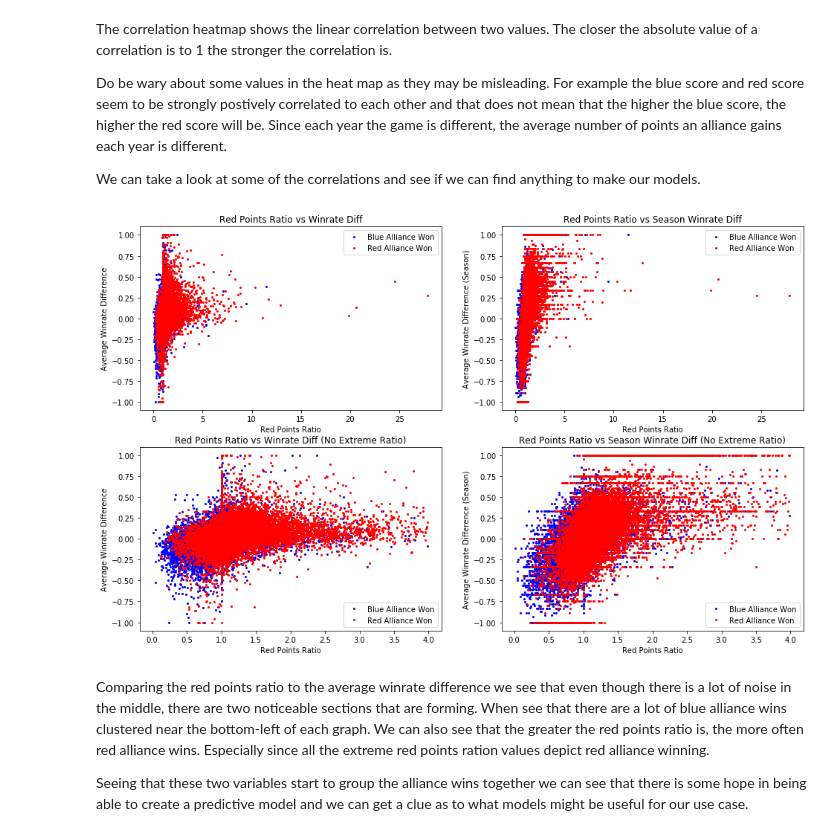
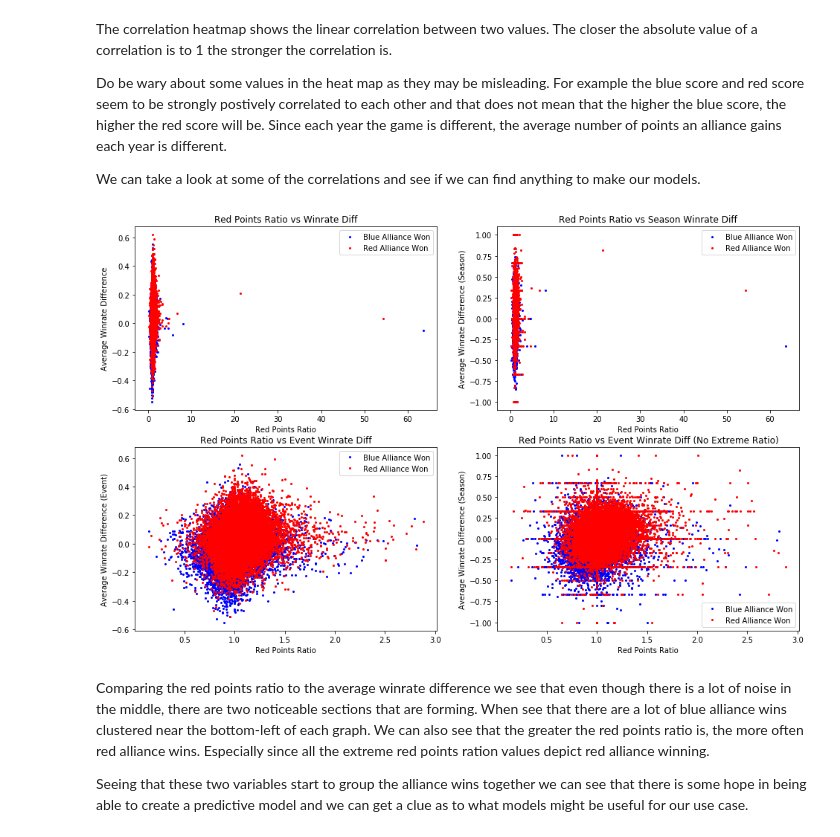
Before and after one commit to Mark-of-JP/FRC-Match-Simulator, a Jupyter notebook: FRC Match Simulator.ipynb, the cells around one changed output. Cells and saved outputs as stored; diff of their text form; code cells hidden in the pictures.

```diff
--- a/FRC Match Simulator.ipynb
+++ b/FRC Match Simulator.ipynb
@@ -89,5 +89,6 @@ Here is the result of that code: (Note that if red_won is 1 then the red allianc
 #Reads the csv and drops the index column
 df = pd.read_csv('frc_use_case.csv').drop(columns=["Unnamed: 0"])
 df = df.dropna()
+df = df[df.year >= 2017]
 df
 # %% [output]
@@ -195,7 +196,7 @@ fig, ax = plt.subplots(2, 2, figsize=(16,10))
 for winner, group in groups:
     name = 'Red Alliance Won' if winner == 1 else 'Blue Alliance Won'
     color = 'red' if winner == 1 else 'blue'
-    ax[0, 0].plot(group.red_points_ratio, group.avg_winrate_diff, marker='o', linestyle='', ms=2, label=name, color=color)
+    ax[0, 0].plot(group.red_points_ratio_season, group.avg_winrate_diff, marker='o', linestyle='', ms=2, label=name, color=color)
 ax[0, 0].legend()
 ax[0, 0].set_xlabel('Red Points Ratio')
 ax[0, 0].set_ylabel('Average Winrate Difference')
@@ -203,42 +204,42 @@ ax[0, 0].set_title('Red Points Ratio vs Winrate Diff')
 
 
 #Getting rid of the extreme cases
 for winner, group in groups:
-    group = group[group.red_points_ratio < 4]
+    group = group[group.red_points_ratio_season < 3]
 
     name = 'Red Alliance Won' if winner == 1 else 'Blue Alliance Won'
     color = 'red' if winner == 1 else 'blue'
-    ax[1, 0].plot(group.red_points_ratio, group.avg_winrate_diff, marker='o', linestyle='', ms=2, label=name, color=color)
+    ax[1, 0].plot(group.red_points_ratio_season, group.avg_winrate_diff, marker='o', linestyle='', ms=2, label=name, color=color)
 ax[1, 0].legend()
 ax[1, 0].set_xlabel('Red Points Ratio')
-ax[1, 0].set_ylabel('Average Winrate Difference')
-ax[1, 0].set_title('Red Points Ratio vs Winrate Diff (No Extreme Ratio)')
+ax[1, 0].set_ylabel('Average Winrate Difference (Event)')
+ax[1, 0].set_title('Red Points Ratio vs Event Winrate Diff')
 
 #Seasonal Scatter Plot
 for winner, group in groups:
     name = 'Red Alliance Won' if winner == 1 else 'Blue Alliance Won'
     color = 'red' if winner == 1 else 'blue'
-    ax[0, 1].plot(group.red_points_ratio, group.avg_winrate_diff_season, marker='o', linestyle='', ms=2, label=name, color=color)
+    ax[0, 1].plot(group.red_points_ratio_season, group.avg_winrate_diff_season, marker='o', linestyle='', ms=2, label=name, color=color)
 ax[0, 1].legend()
 ax[0, 1].set_xlabel('Red Points Ratio')
 ax[0, 1].set_ylabel('Average Winrate Difference (Season)')
 ax[0, 1].set_title('Red Points Ratio vs Season Winrate Diff')
 
 #Getting rid of the extreme cases (Seasonal)
 for winner, group in groups:
-    group = group[group.red_points_ratio < 4]
+    group = group[group.red_points_ratio_season < 3]
 
     name = 'Red Alliance Won' if winner == 1 else 'Blue Alliance Won'
     color = 'red' if winner == 1 else 'blue'
-    ax[1, 1].plot(group.red_points_ratio, group.avg_winrate_diff_season, marker='o', linestyle='', ms=2, label=name, color=color)
+    ax[1, 1].plot(group.red_points_ratio_season, group.avg_winrate_diff_season, marker='o', linestyle='', ms=2, label=name, color=color)
 ax[1, 1].legend()
 ax[1, 1].set_xlabel('Red Points Ratio')
 ax[1, 1].set_ylabel('Average Winrate Difference (Season)')
-ax[1, 1].set_title('Red Points Ratio vs Season Winrate Diff (No Extreme Ratio)')
+ax[1, 1].set_title('Red Points Ratio vs Event Winrate Diff (No Extreme Ratio)')
 
 plt.show()
 # %% [output]
-[figure, old version]
+[figure, new version]
 # %% [markdown]
 Comparing the red points ratio to the average winrate difference we see that even though there is a lot of noise in the middle, there are two noticeable sections that are forming. When see that there are a lot of blue alliance wins clustered near the bottom-left of each graph. We can also see that the greater the red points ratio is, the more often red alliance wins. Especially since all the extreme red points ration values depict red alliance winning.
 
```
Also changed, not shown: parts of 12 cells of this notebook, 2 other files.
